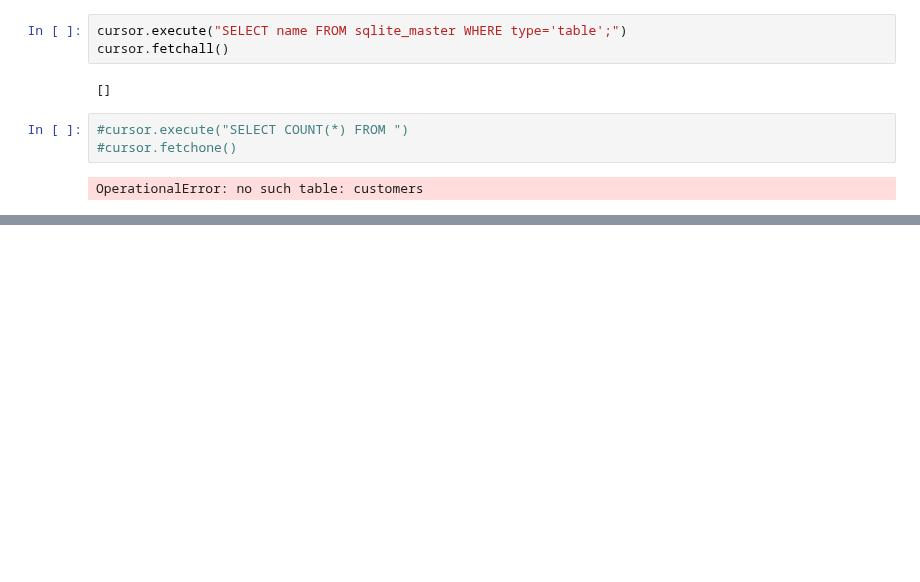
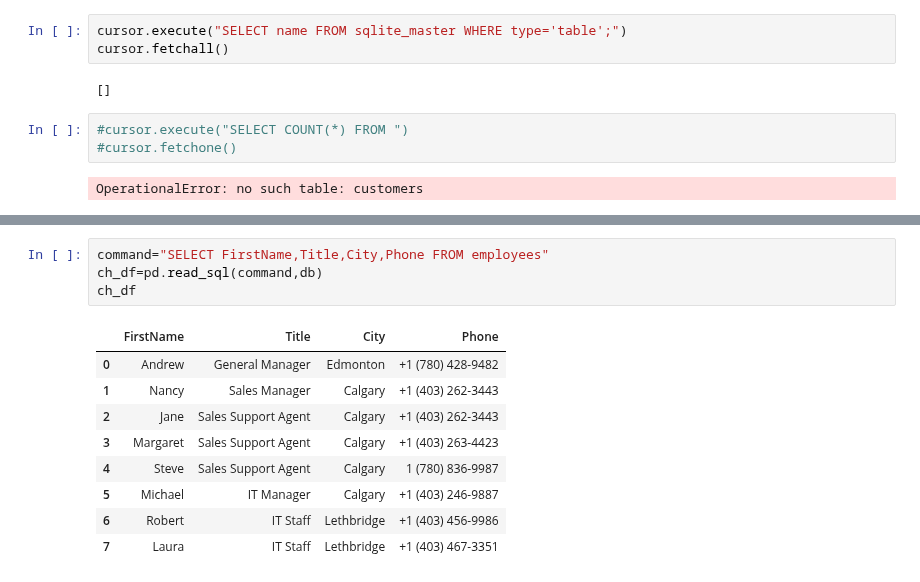
Before and after one commit to baxronovferuz1/DataScience_Np, a Jupyter notebook: Numpy_Pandas_practice.ipynb, the cells around one changed output, grey strips where cells are left out. Saved outputs shown, nothing was run; the diff lists cells and outputs as text; blank space fills up the shorter version.

```diff
--- a/Numpy_Pandas_practice.ipynb
+++ b/Numpy_Pandas_practice.ipynb
@@ -1301,0 +1396,14 @@ OperationalError: no such table: customers
+# %%
+command="SELECT FirstName,Title,City,Phone FROM employees"
+ch_df=pd.read_sql(command,db)
+ch_df
+# %% [output]
+|  | FirstName | Title | City | Phone |
+| 0 | Andrew | General Manager | Edmonton | +1 (780) 428-9482 |
+| 1 | Nancy | Sales Manager | Calgary | +1 (403) 262-3443 |
+| 2 | Jane | Sales Support Agent | Calgary | +1 (403) 262-3443 |
+| 3 | Margaret | Sales Support Agent | Calgary | +1 (403) 263-4423 |
+| 4 | Steve | Sales Support Agent | Calgary | 1 (780) 836-9987 |
+| 5 | Michael | IT Manager | Calgary | +1 (403) 246-9887 |
+| 6 | Robert | IT Staff | Lethbridge | +1 (403) 456-9986 |
+| 7 | Laura | IT Staff | Lethbridge | +1 (403) 467-3351 |
```
Also changed, not shown: parts of 10 cells of this notebook.
